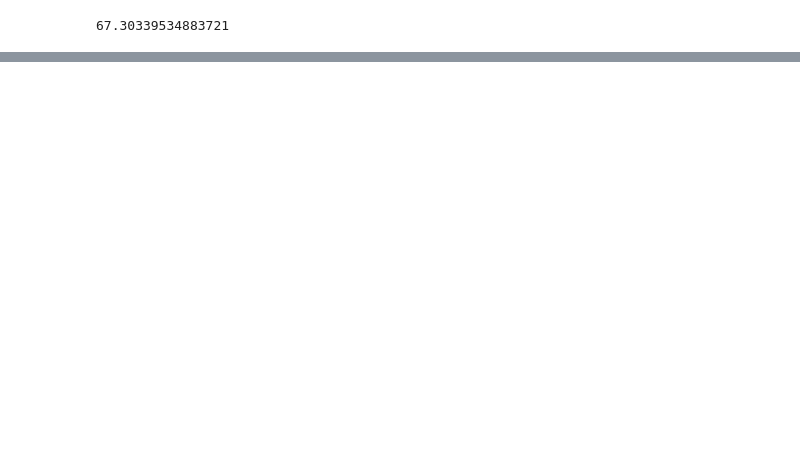
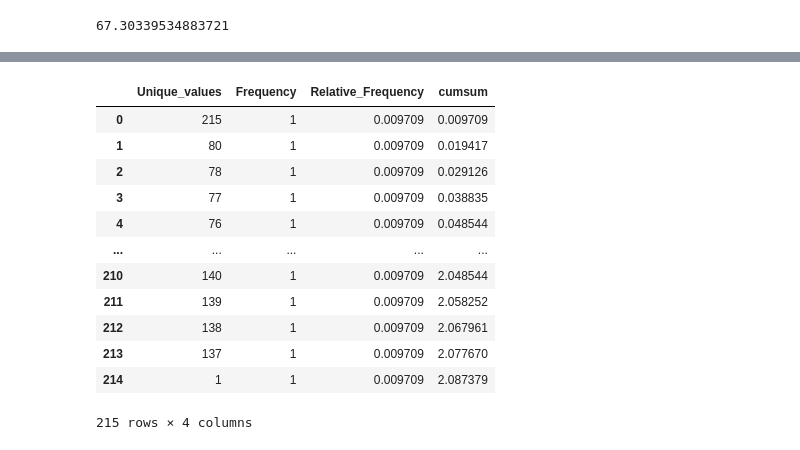
Before and after one commit to LakshmiMeyyappan/Datascience, a Jupyter notebook: 2. Central Tendency.ipynb, the cells around one changed output, grey strips where cells are left out. Saved outputs shown, nothing was run; the diff lists cells and outputs as text; code cells hidden in the pictures; blank space fills up the shorter version.

```diff
--- a/2. Central Tendency.ipynb
+++ b/2. Central Tendency.ipynb
@@ -232,0 +531,25 @@ descriptive
+# %%
+def freqTable(columnName,dataset):
+    freqTable=pd.DataFrame(columns=["Unique_values","Frequency","Relative_Frequency","cumsum"])
+    for columnName in quan:
+        freqTable["Unique_values"]=dataset[columnName].value_counts().index
+        freqTable["Frequency"]=dataset[columnName].value_counts().values
+        freqTable["Relative_Frequency"]=(freqTable["Frequency"]/103)
+        freqTable["cumsum"]=freqTable["Relative_Frequency"].cumsum()
+        return freqTable
+# %%
+freqTable("hsc_p",dataset)
+# %% [output]
+|  | Unique_values | Frequency | Relative_Frequency | cumsum |
+| 0 | 215 | 1 | 0.009709 | 0.009709 |
+| 1 | 80 | 1 | 0.009709 | 0.019417 |
+| 2 | 78 | 1 | 0.009709 | 0.029126 |
+| 3 | 77 | 1 | 0.009709 | 0.038835 |
+| 4 | 76 | 1 | 0.009709 | 0.048544 |
+| ... | ... | ... | ... | ... |
+| 210 | 140 | 1 | 0.009709 | 2.048544 |
+| 211 | 139 | 1 | 0.009709 | 2.058252 |
+| 212 | 138 | 1 | 0.009709 | 2.067961 |
+| 213 | 137 | 1 | 0.009709 | 2.077670 |
+| 214 | 1 | 1 | 0.009709 | 2.087379 |
+215 rows × 4 columns
```
Also changed, not shown: parts of 60 cells of this notebook, 1 other file.
